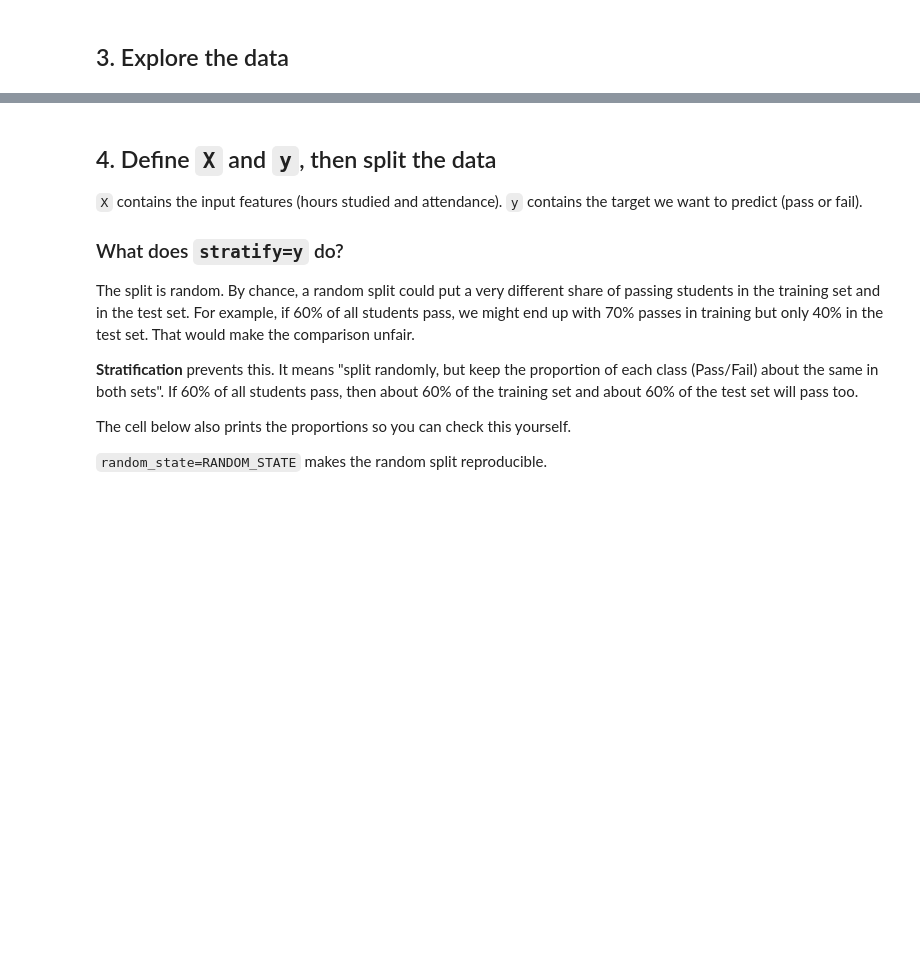
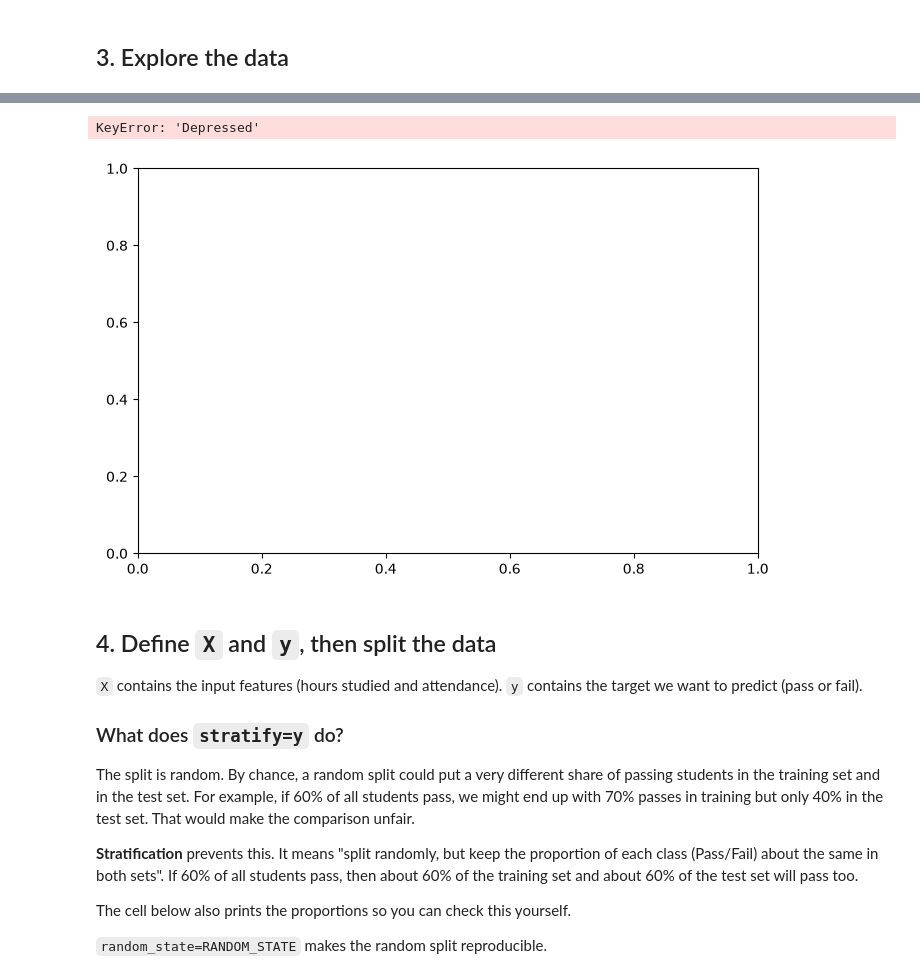
Before and after one commit to ciarabyas2/sleep-mood-bdi-analysis, a Jupyter notebook: notebooks/00_week6_Classification_LogisticRegression_KNN.ipynb, the cells around one changed output, grey strips where cells are left out. Drawn from its saved outputs; the diff is of its cells as text; code cells hidden in the pictures; blank space fills up the shorter version.

```diff
--- a/notebooks/00_week6_Classification_LogisticRegression_KNN.ipynb
+++ b/notebooks/00_week6_Classification_LogisticRegression_KNN.ipynb
@@ -58,6 +58,7 @@ The target was generated with some randomness, so the classes will overlap rathe
 
 `df.head()` shows the first five rows so we can check that the data loaded correctly.
 # %%
-df = pd.read_csv("../data/student_pass_fail.csv")
+df = pd.read_csv("../data/raw/Mental_health.csv")
+
 
 df.head()
@@ -66,18 +78,21 @@ df.head()
 # %%
-class_names = {0: "Fail", 1: "Pass"}
+class_names = {0: "Not depressed", 1: "Depressed"}
 
 fig, ax = plt.subplots(figsize=(8, 5))
-for label, name in [(0, "Fail"), (1, "Pass")]:
-    subset = df[df["passed"] == label]
-    ax.scatter(subset["study_hours"], subset["attendance"], label=name, alpha=0.8)
+for label, name in [(0, "Not depressed"), (1, "Depressed")]:
+    subset = df[df["Depressed"] == label]
+    ax.scatter(subset["feature1"], subset["feature2"], label=name, alpha=0.8)
 
-ax.set_xlabel("Hours studied")
-ax.set_ylabel("Attendance (%)")
-ax.set_title("Student outcomes: Pass or Fail?")
+ax.set_xlabel("feature1")
+ax.set_ylabel("feature2")
+ax.set_title("Depression outcomes: Yes or No?")
 ax.legend()
 plt.show()
 
-df["passed"].value_counts().rename(index=class_names)
+df["Depressed"].value_counts().rename(index=class_names)
+# %% [output]
+KeyError: 'Depressed'
+[figure, added]
 # %% [markdown]
 ## 4. Define `X` and `y`, then split the data
 
```
Also changed, not shown: parts of 2 cells of this notebook.
